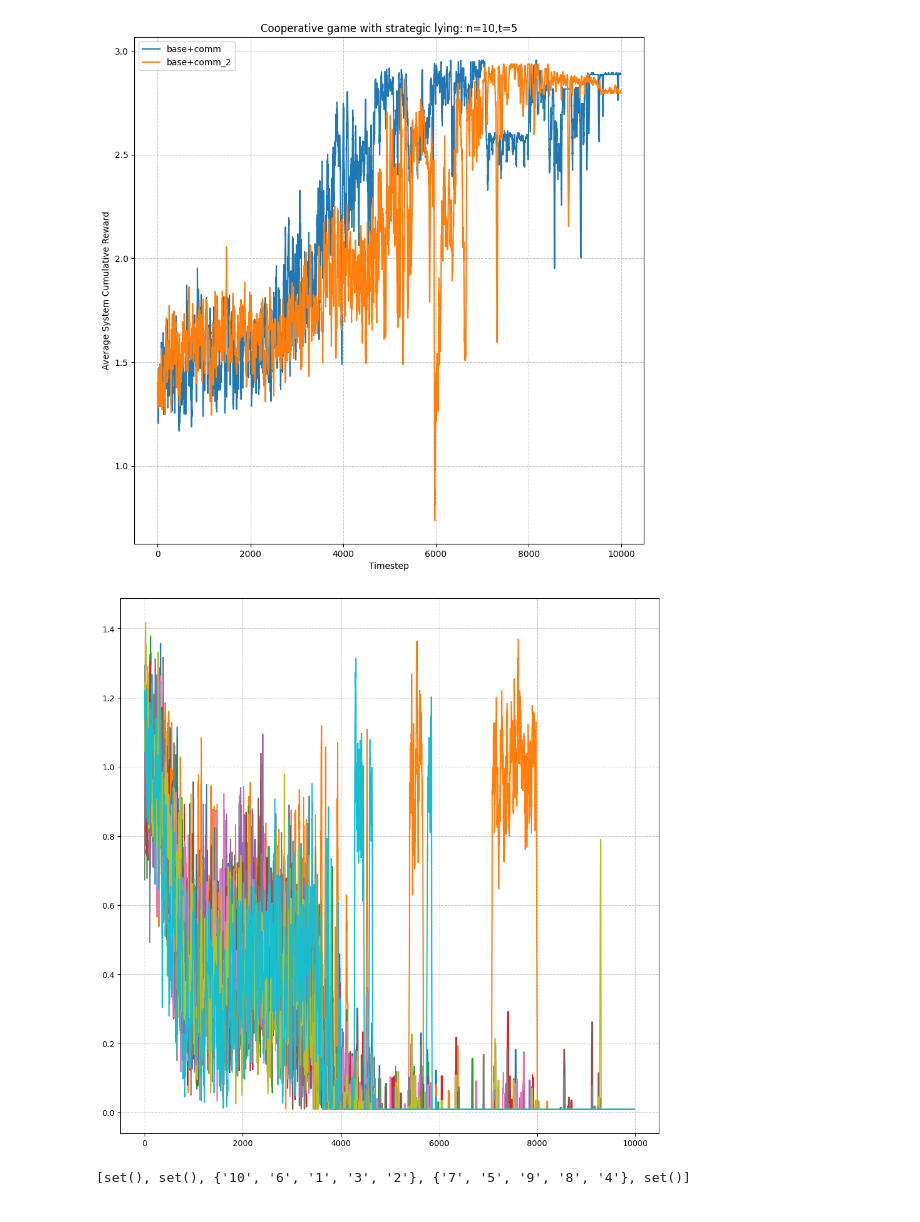
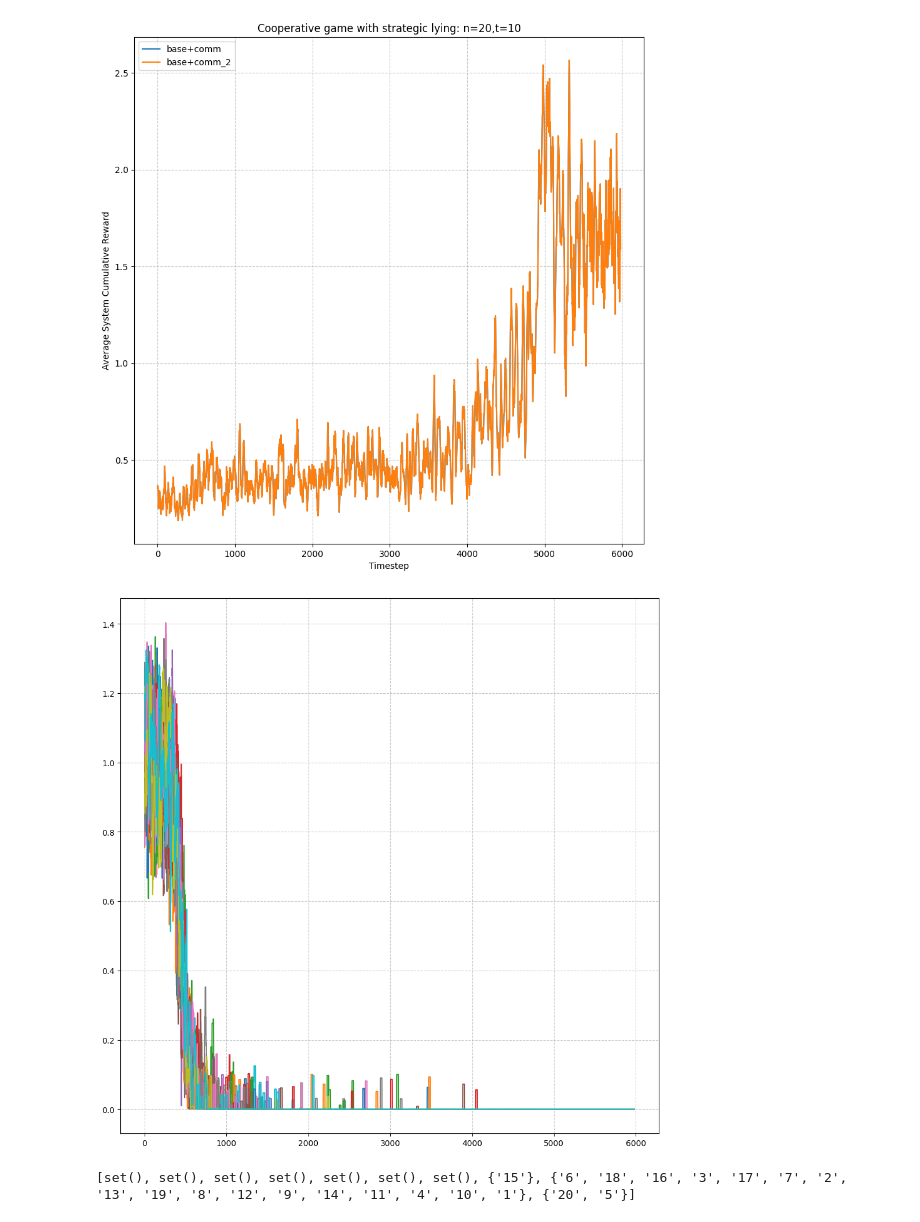
Before and after one commit to akhimoche/coop-form-marl, a Jupyter notebook: graph_test.ipynb, the cells around one changed output. Cells and saved outputs as stored; diff of their text form; code cells hidden in the pictures.

```diff
--- a/graph_test.ipynb
+++ b/graph_test.ipynb
@@ -3,41 +3,41 @@ import matplotlib.pyplot as plt
 import numpy as np
 
 # set parameters
-n = 10
-t = 5
+n = 20
+t = 10
 
 def moving_average(arr, window_size):
     moving_averages = []
     for i in range(len(arr) - window_size + 1):
         window = arr[i:i + window_size]
         average = sum(window) / window_size
         moving_averages.append(average)
     return moving_averages
 
 
 # load simulation results
 cum_rew_1 = np.load(f'data/base_comm/n{n}t{t}_cum_rew_bc.npy')
-cum_rew_2 = np.load(f'data/base_comm/n{n}t{t}_cum_rew_bc2.npy')
+cum_rew_2 = np.load(f'data/base_comm/n{n}t{t}_cum_rew_bc.npy')
 
 # average over the simulations
 cum_rew_1 = np.mean(cum_rew_1, axis=0)
 cum_rew_2= np.mean(cum_rew_2, axis=0)
 
 # plot cum rew graphs
 plt.title(f'Cooperative game with strategic lying: n={n},t={t}')
 plt.xlabel('Timestep')
 plt.ylabel('Average System Cumulative Reward')
 
 plt.plot(moving_average(cum_rew_1,20), label='base+comm')
 plt.plot(moving_average(cum_rew_2,20), label='base+comm_2')
 
 fig = plt.gcf()
 fig.set_size_inches(10.5, 10.5)
 
 plt.legend()
 plt.grid(True, linestyle='--', alpha=0.7)
 # %% [output]
-[figure, old version]
+[figure, new version]
 # %%
 actions_1 = np.load(f'data/base_comm/n{n}t{t}_actions_bc.npy')
 
@@ -48,11 +48,11 @@ fig = plt.gcf()
 plt.grid(True, linestyle='--', alpha=0.7)
 fig.set_size_inches(12, 12)
 # %% [output]
-[figure, old version]
+[figure, new version]
 # %%
 struct_1 = np.load(f'data/base_comm/n{n}t{t}_cstruct_cnf0.npy')
 
 sets_list = [set([f'{i+1}' for i, val in enumerate(row) if val == 1]) for row in struct_1]
 print(sets_list)
 # %% [output]
-[set(), set(), {'10', '6', '1', '3', '2'}, {'7', '5', '9', '8', '4'}, set()]
+[set(), set(), set(), set(), set(), set(), set(), {'15'}, {'6', '18', '16', '3', '17', '7', '2', '13', '19', '8', '12', '9', '14', '11', '4', '10', '1'}, {'20', '5'}]
```
Also changed, not shown: parts of 1 cell of this notebook, 8 other files.
